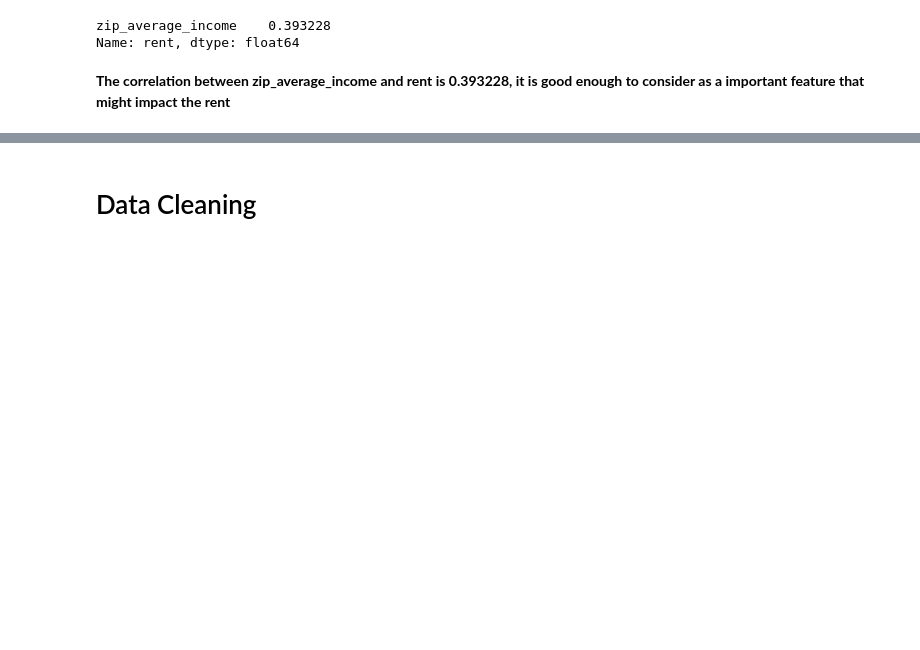
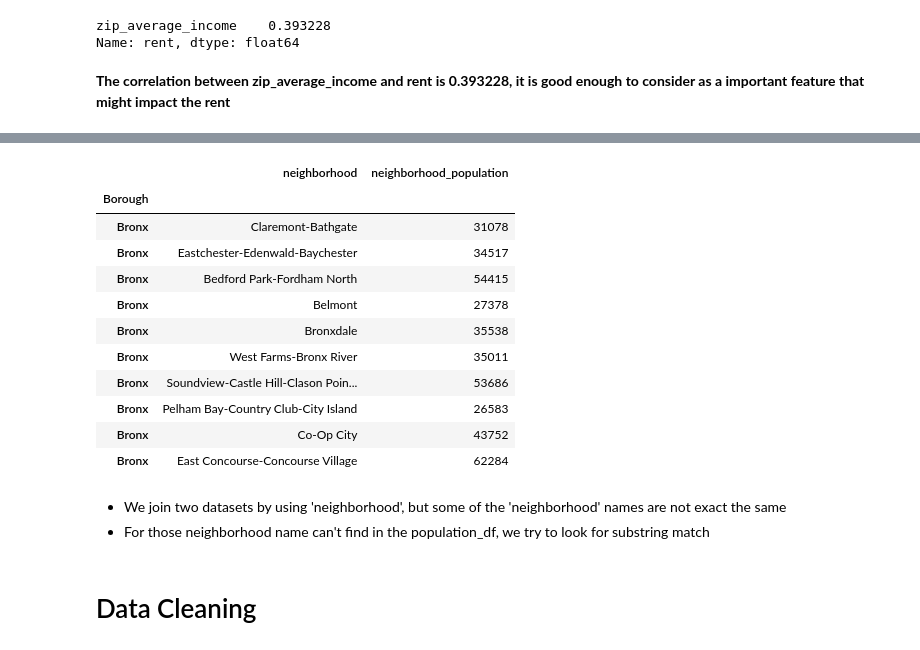
Before and after one commit to JiejayLan/data_science_project, a Jupyter notebook: main.ipynb, the cells around one changed output, grey strips where cells are left out. Drawn from its saved outputs; the diff is of its cells as text; code cells hidden in the pictures; blank space fills up the shorter version.

```diff
--- a/main.ipynb
+++ b/main.ipynb
@@ -219,0 +228,19 @@ Name: rent, dtype: float64
+# %%
+# dataset contain 2010 and 2000 datas, we only take 2010 data
+poulation_df = poulation_df[poulation_df['Year']==2010]
+poulation_df = poulation_df[['NTA Name','Population']]
+poulation_df.rename(columns={'NTA Name':'neighborhood','Population':"neighborhood_population"}, inplace=True)
+poulation_df.head(10)
+# %% [output]
+|  | neighborhood | neighborhood_population |
+| Borough |  |  |
+| Bronx | Claremont-Bathgate | 31078 |
+| Bronx | Eastchester-Edenwald-Baychester | 34517 |
+| Bronx | Bedford Park-Fordham North | 54415 |
+| Bronx | Belmont | 27378 |
+| Bronx | Bronxdale | 35538 |
+| Bronx | West Farms-Bronx River | 35011 |
+| Bronx | Soundview-Castle Hill-Clason Poin... | 53686 |
+| Bronx | Pelham Bay-Country Club-City Island | 26583 |
+| Bronx | Co-Op City | 43752 |
+| Bronx | East Concourse-Concourse Village | 62284 |
@@ -219,0 +251,3 @@ Name: rent, dtype: float64
+# %% [markdown]
+- We join two datasets by using 'neighborhood', but some of the 'neighborhood' names are not exact the same
+- For those neighborhood name can't find in the population_df, we try to look for substring match
```
Also changed, not shown: parts of 29 cells of this notebook, 2 other files.
